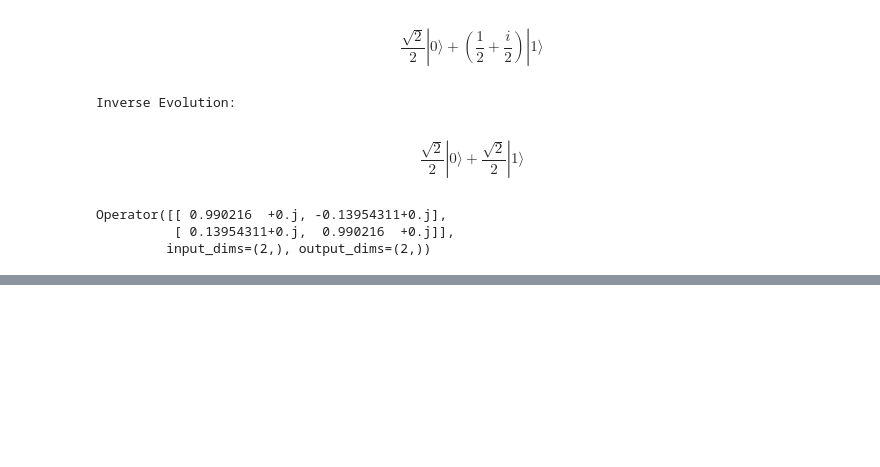
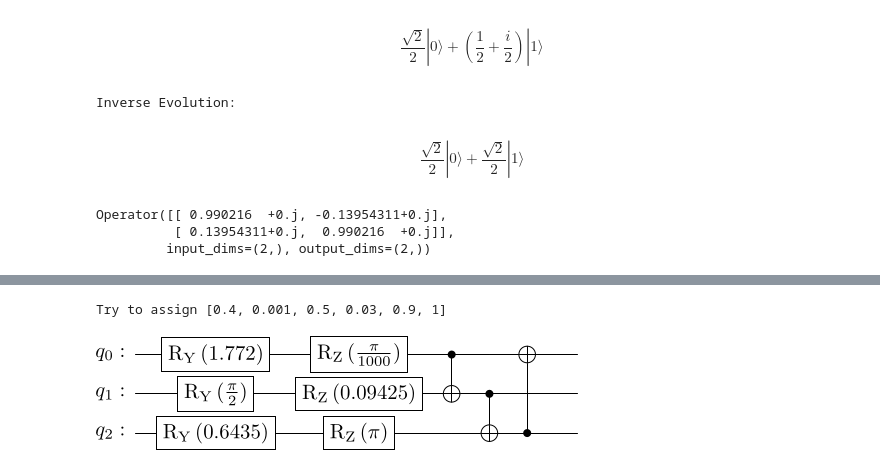
Before and after one commit to fdamore/QK, a Jupyter notebook: notebooks/validation.ipynb, the cells around one changed output, grey strips where cells are left out. Saved outputs shown, nothing was run; the diff lists cells and outputs as text; code cells hidden in the pictures; blank space fills up the shorter version.

```diff
--- a/notebooks/validation.ipynb
+++ b/notebooks/validation.ipynb
@@ -237,0 +245,16 @@ Operator([[ 0.990216  +0.j, -0.13954311+0.j],
+# %%
+#try to encoding using uniform
+from pqk.CircuitContainer import CircuitContainer
+
+data_to_encode = np.abs(X_value)
+print(data_to_encode)
+print(np.arccos((data_to_encode[4])**0.5))
+np.arccos(data_to_encode**(1/2))
+
+data_to_encode = [0.4, 0.001, 0.5,0.03, 0.9, 1]
+print(f'Try to assign {data_to_encode}')
+uniform_enc_assigned = CircuitContainer.qEncoding(uniform_enc, data_to_encode)
+uniform_enc_assigned.draw('latex')
+# %% [output]
+Try to assign [0.4, 0.001, 0.5, 0.03, 0.9, 1]
+[figure, added]
```
Also changed, not shown: parts of 3 cells of this notebook, 4 other files.
